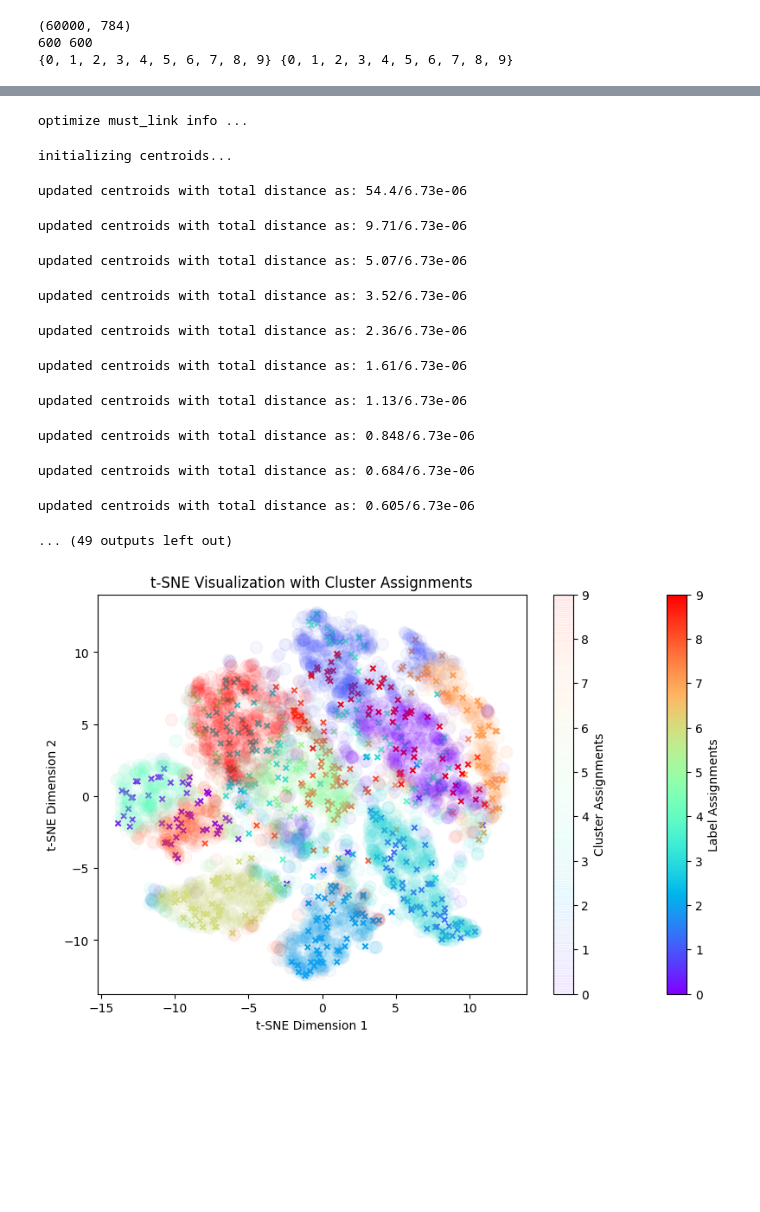
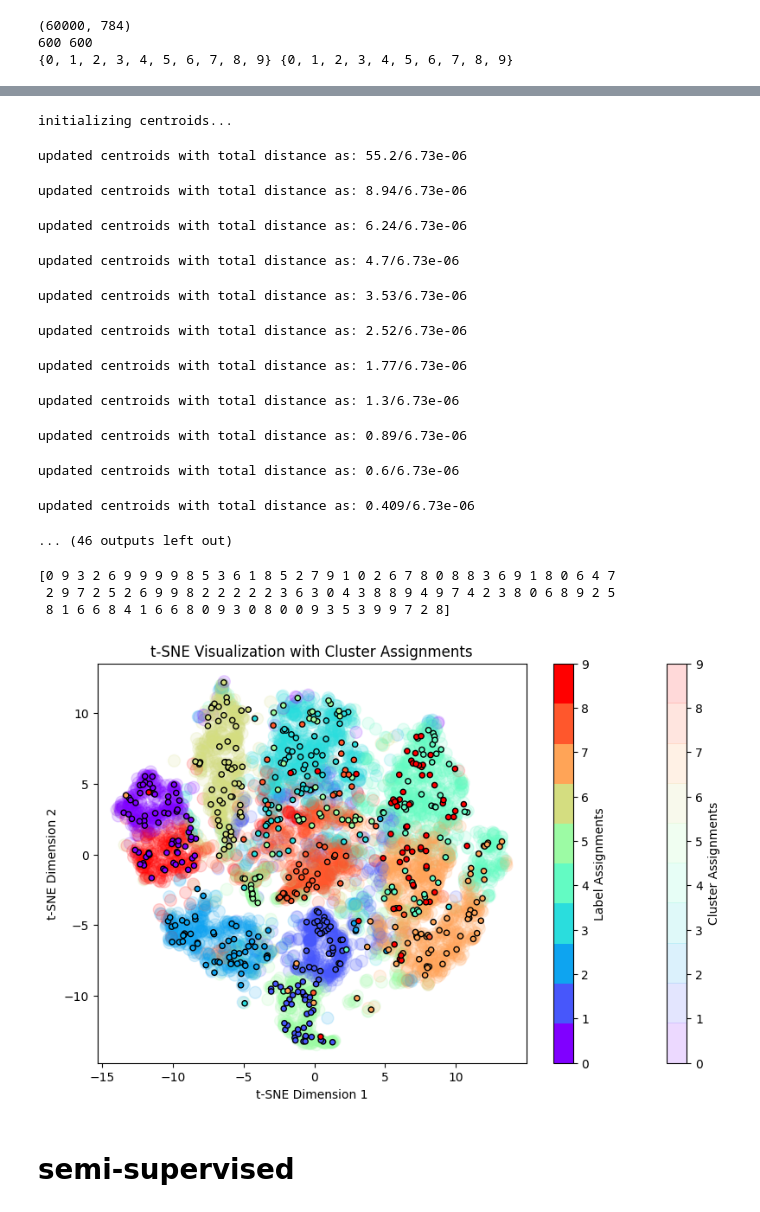
Before and after one commit to Apollo1840/Machine-Learning-Tech, a Jupyter notebook: ml_topic/Clustering/semi-supervised clustering.ipynb, the cells around one changed output, grey strips where cells are left out. Cells and saved outputs as stored; diff of their text form; code cells hidden in the pictures; blank space fills up the shorter version.

```diff
--- a/ml_topic/Clustering/semi-supervised clustering.ipynb
+++ b/ml_topic/Clustering/semi-supervised clustering.ipynb
@@ -16,19 +36,20 @@ print(set(labeled_labels), set(y_train))
 # %%
-Method = CopKMean_Behrouz
-# must_link, cannot_link = Method.label_to_constraints(labeled_labels)
-must_link, cannot_link = Method.label_to_constraints(labeled_labels, len(X))
+Method = CopKMean
+must_link, cannot_link = Method.labels_to_constraints(labeled_labels)
+# Method = CopKMean_Behrouz
+# must_link, cannot_link = Method.label_to_constraints(labeled_labels, len(X))
 cluster_assignments, centroids = Method.fit_transform(X, 10, must_link, cannot_link, verbose=True)
 # %% [output]
-optimize must_link info ...
+initializing centroids...
-initializing centroids...
+updated centroids with total distance as: 55.2/6.73e-06
-updated centroids with total distance as: 54.4/6.73e-06
+updated centroids with total distance as: 8.94/6.73e-06
-updated centroids with total distance as: 9.71/6.73e-06
+updated centroids with total distance as: 6.24/6.73e-06
-updated centroids with total distance as: 5.07/6.73e-06
+updated centroids with total distance as: 4.7/6.73e-06
-updated centroids with total distance as: 3.52/6.73e-06
+updated centroids with total distance as: 3.53/6.73e-06
-updated centroids with total distance as: 2.36/6.73e-06
+updated centroids with total distance as: 2.52/6.73e-06
-updated centroids with total distance as: 1.61/6.73e-06
+updated centroids with total distance as: 1.77/6.73e-06
-updated centroids with total distance as: 1.13/6.73e-06
+updated centroids with total distance as: 1.3/6.73e-06
-updated centroids with total distance as: 0.848/6.73e-06
+updated centroids with total distance as: 0.89/6.73e-06
-updated centroids with total distance as: 0.684/6.73e-06
+updated centroids with total distance as: 0.6/6.73e-06
-updated centroids with total distance as: 0.605/6.73e-06
+updated centroids with total distance as: 0.409/6.73e-06
-... (49 outputs left out)
+... (46 outputs left out)
@@ -38,4 +56,6 @@ updated centroids with total distance as: 0.605/6.73e-06
-# %%
-Method.scatter_cluster_points_with_labeled(X, cluster_assignments, labeled_labels)
-# %% [output]
-[figure, removed]
+# %%
+print(cluster_assignments[600:700])
+# %% [output]
+[0 9 3 2 6 9 9 9 9 8 5 3 6 1 8 5 2 7 9 1 0 2 6 7 8 0 8 8 3 6 9 1 8 0 6 4 7
+ 2 9 7 2 5 2 6 9 9 8 2 2 2 2 2 3 6 3 0 4 3 8 8 9 4 9 7 4 2 3 8 0 6 8 9 2 5
+ 8 1 6 6 8 4 1 6 6 8 0 9 3 0 8 0 0 9 3 5 3 9 9 7 2 8]
@@ -41,0 +65,6 @@ Method.scatter_cluster_points_with_labeled(X, cluster_assignments, labeled_label
+# %%
+Method.scatter_cluster_points_with_labeled(X, label_assignments, cluster_assignments, n_labeled=len(labeled_labels))
+# %% [output]
+[figure, added]
+# %% [markdown]
+# semi-supervised
```
Also changed, not shown: parts of 12 cells of this notebook, 7 other files.
